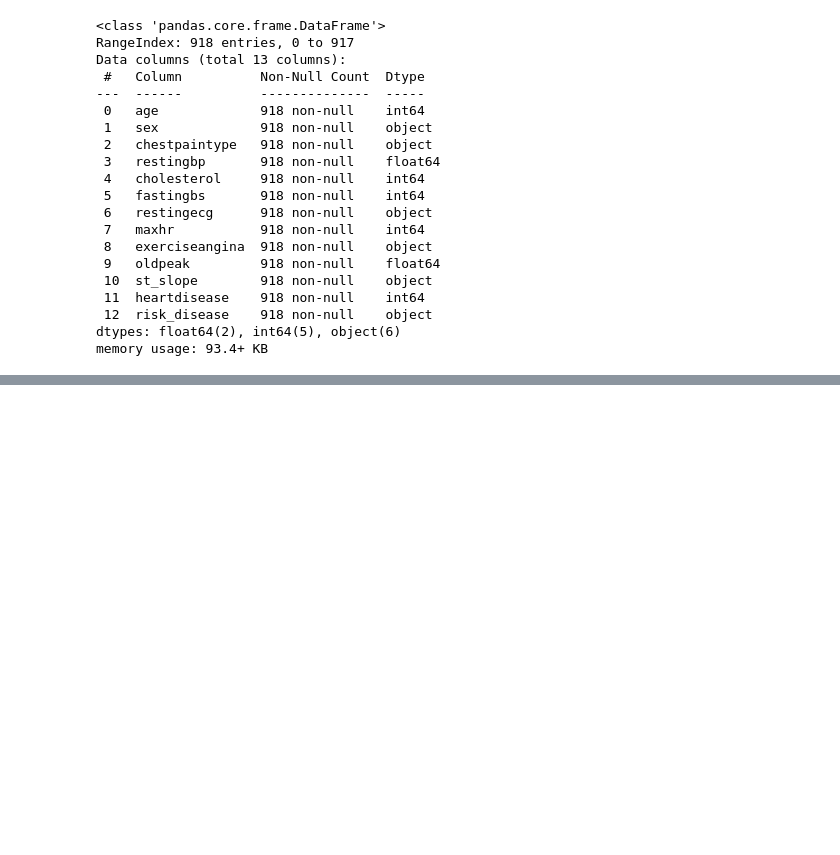
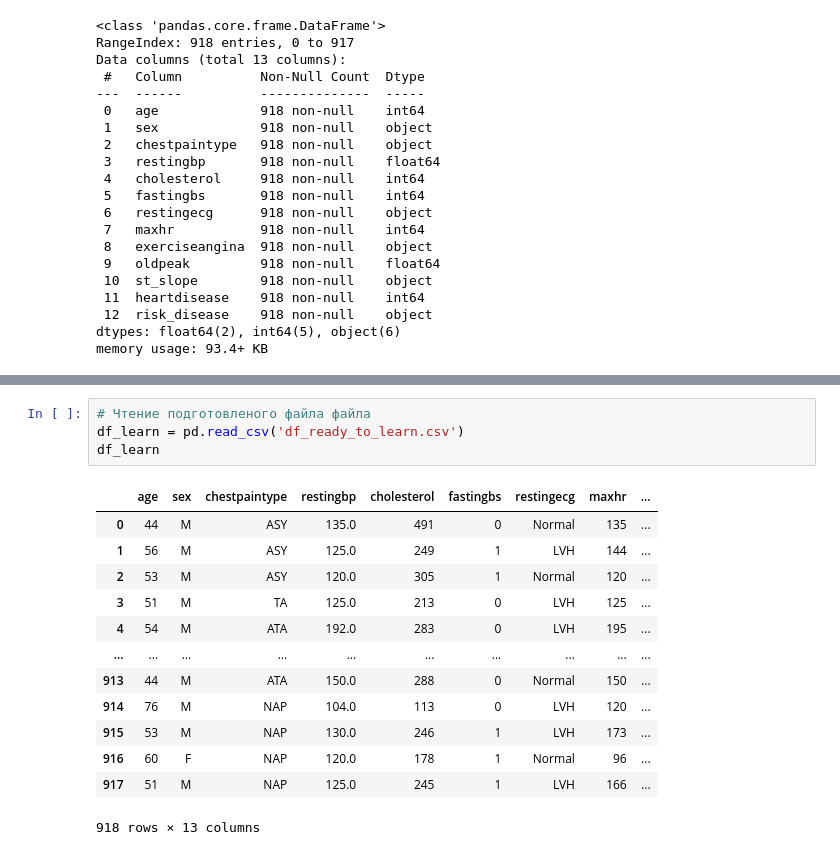
Before and after one commit to Ritorta/Data_collection_and_markup, a Jupyter notebook: Work#9/W9T1.ipynb, the cells around one changed output, grey strips where cells are left out. Cells and saved outputs as stored; diff of their text form; blank space fills up the shorter version.

```diff
--- a/Work#9/W9T1.ipynb
+++ b/Work#9/W9T1.ipynb
@@ -668,0 +671,18 @@ memory usage: 93.4+ KB
+# %%
+# Чтение подготовленого файла файла
+df_learn = pd.read_csv('df_ready_to_learn.csv')
+df_learn
+# %% [output]
+|  | age | sex | chestpaintype | restingbp | cholesterol | fastingbs | restingecg | maxhr | ... |
+| 0 | 44 | M | ASY | 135.0 | 491 | 0 | Normal | 135 | ... |
+| 1 | 56 | M | ASY | 125.0 | 249 | 1 | LVH | 144 | ... |
+| 2 | 53 | M | ASY | 120.0 | 305 | 1 | Normal | 120 | ... |
+| 3 | 51 | M | TA | 125.0 | 213 | 0 | LVH | 125 | ... |
+| 4 | 54 | M | ATA | 192.0 | 283 | 0 | LVH | 195 | ... |
+| ... | ... | ... | ... | ... | ... | ... | ... | ... | ... |
+| 913 | 44 | M | ATA | 150.0 | 288 | 0 | Normal | 150 | ... |
+| 914 | 76 | M | NAP | 104.0 | 113 | 0 | LVH | 120 | ... |
+| 915 | 53 | M | NAP | 130.0 | 246 | 1 | LVH | 173 | ... |
+| 916 | 60 | F | NAP | 120.0 | 178 | 1 | Normal | 96 | ... |
+| 917 | 51 | M | NAP | 125.0 | 245 | 1 | LVH | 166 | ... |
+918 rows × 13 columns
```
Also changed, not shown: parts of 9 cells of this notebook.
